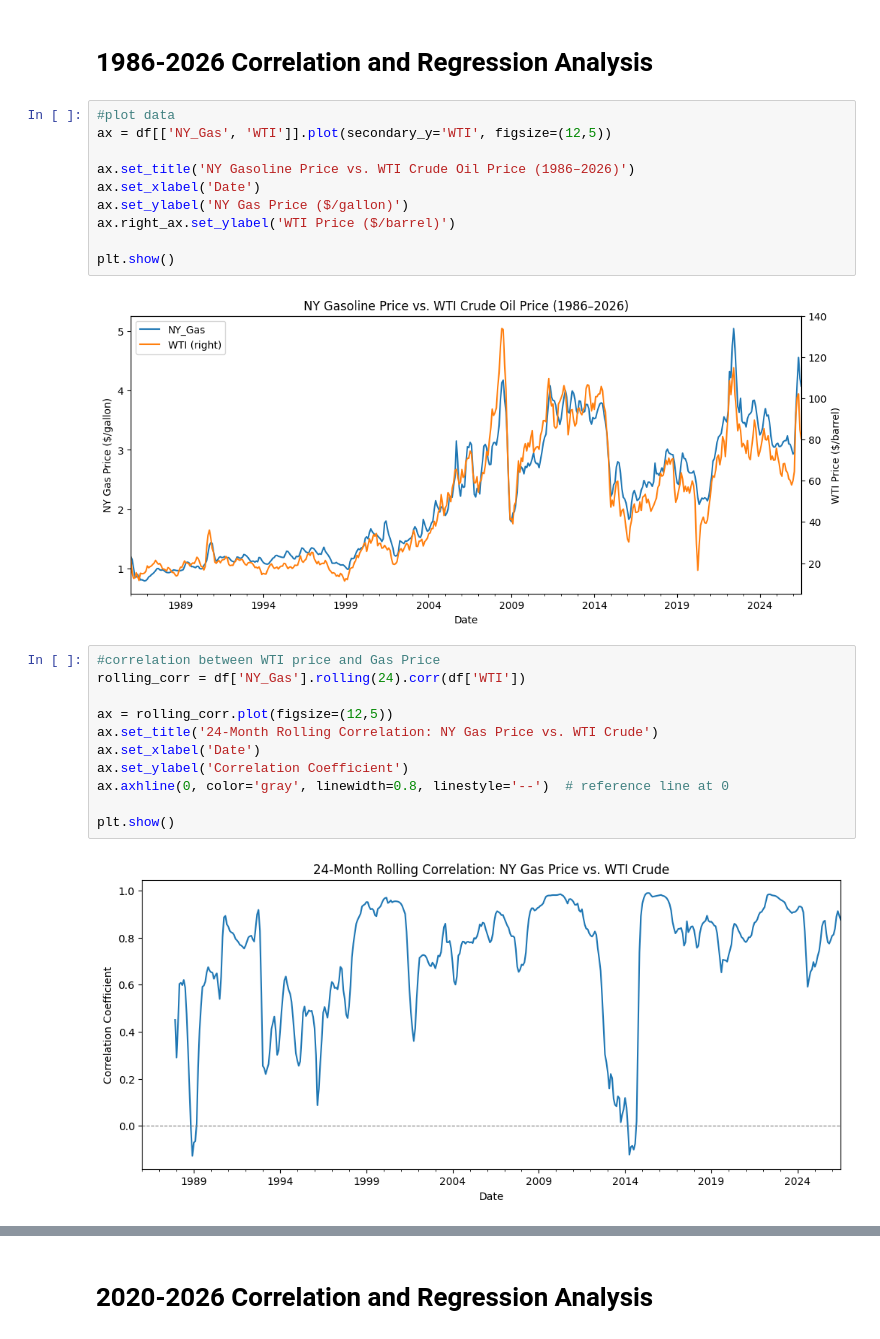
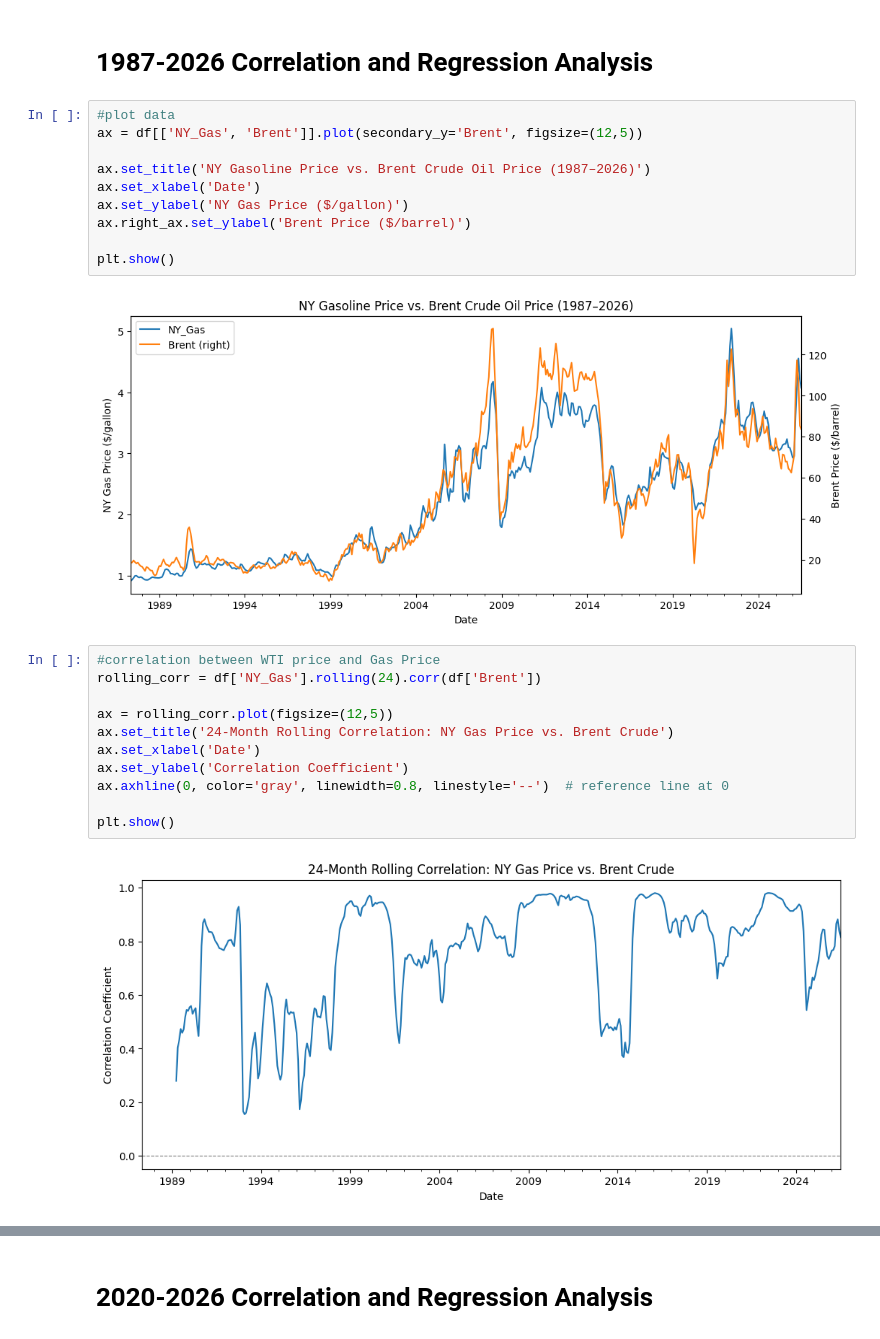
Before and after one commit to ellenwang995/PriceAtThePump, a Jupyter notebook: PumpPrices.ipynb, the cells around one changed output, grey strips where cells are left out. Drawn from its saved outputs; the diff is of its cells as text.

```diff
--- a/PumpPrices.ipynb
+++ b/PumpPrices.ipynb
@@ -33,29 +34,29 @@ df.head()
 # %% [markdown]
-# 1986-2026 Correlation and Regression Analysis
+# 1987-2026 Correlation and Regression Analysis
 # %%
 #plot data
-ax = df[['NY_Gas', 'WTI']].plot(secondary_y='WTI', figsize=(12,5))
+ax = df[['NY_Gas', 'Brent']].plot(secondary_y='Brent', figsize=(12,5))
 
-ax.set_title('NY Gasoline Price vs. WTI Crude Oil Price (1986–2026)')
+ax.set_title('NY Gasoline Price vs. Brent Crude Oil Price (1987–2026)')
 ax.set_xlabel('Date')
 ax.set_ylabel('NY Gas Price ($/gallon)')
-ax.right_ax.set_ylabel('WTI Price ($/barrel)')
+ax.right_ax.set_ylabel('Brent Price ($/barrel)')
 
 plt.show()
 # %% [output]
-[figure, old version]
+[figure, new version]
 # %%
 #correlation between WTI price and Gas Price
-rolling_corr = df['NY_Gas'].rolling(24).corr(df['WTI'])
+rolling_corr = df['NY_Gas'].rolling(24).corr(df['Brent'])
 
 ax = rolling_corr.plot(figsize=(12,5))
-ax.set_title('24-Month Rolling Correlation: NY Gas Price vs. WTI Crude')
+ax.set_title('24-Month Rolling Correlation: NY Gas Price vs. Brent Crude')
 ax.set_xlabel('Date')
 ax.set_ylabel('Correlation Coefficient')
 ax.axhline(0, color='gray', linewidth=0.8, linestyle='--')  # reference line at 0
 
 plt.show()
 # %% [output]
-[figure, old version]
+[figure, new version]
 # %%
 #Regression
```
Also changed, not shown: parts of 13 cells of this notebook.
